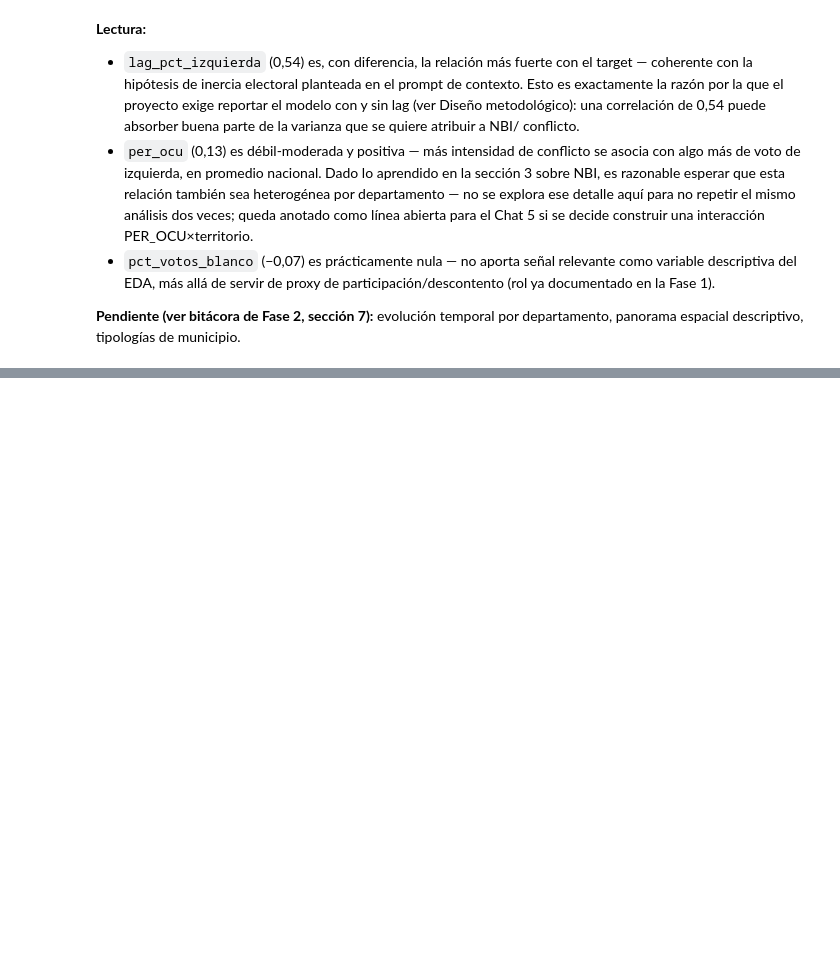
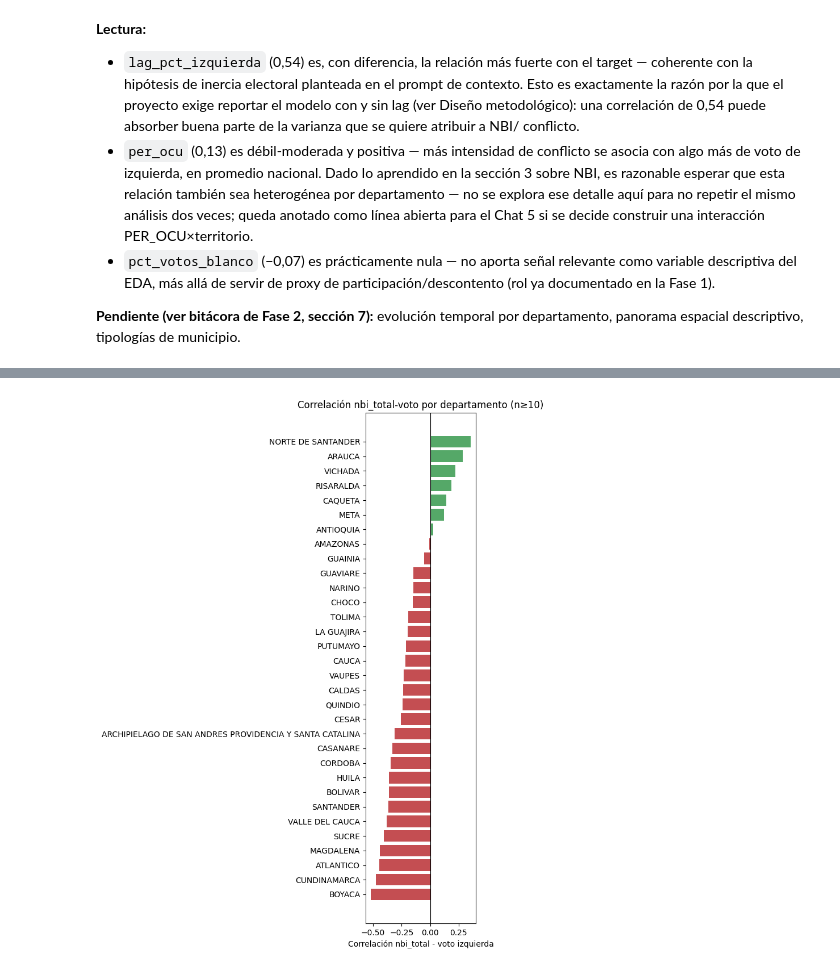
Before and after one commit to usbdiego7777-ui/tfm-electoral-colombia, a Jupyter notebook: notebooks/02_eda.ipynb, the cells around one changed output, grey strips where cells are left out. Cells and saved outputs as stored; diff of their text form; code cells hidden in the pictures; blank space fills up the shorter version.

Commit message:
fix: reemplazar scatter NBI-region (poco legible) por grafico de barras de correlacion por departamento; verificar NBI=100 contra fuente DANE

```diff
--- a/notebooks/02_eda.ipynb
+++ b/notebooks/02_eda.ipynb
@@ -380,0 +389,9 @@ espacial descriptivo, tipologías de municipio.
+# %%
+from src.eda_utils import graficar_correlaciones_por_departamento
+
+correlaciones_nbi_depto = graficar_correlaciones_por_departamento(
+    df, "nbi_total",
+    ruta_salida=f"{BASE_DIR}/notebooks/figuras/eda_02_nbi_correlacion_por_departamento.png",
+)
+# %% [output]
+[figure, added]
```
Also changed, not shown: parts of 3 cells of this notebook, 3 other files.
